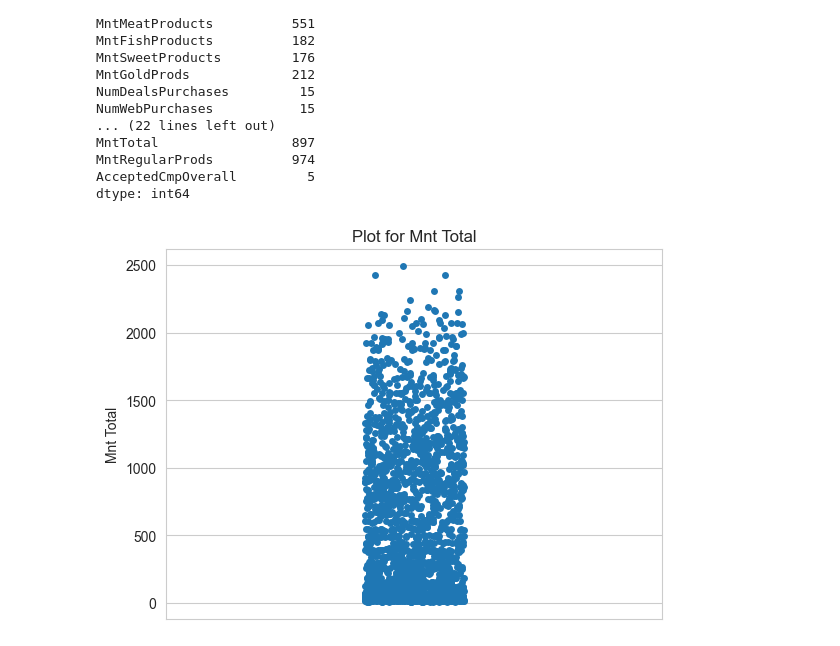
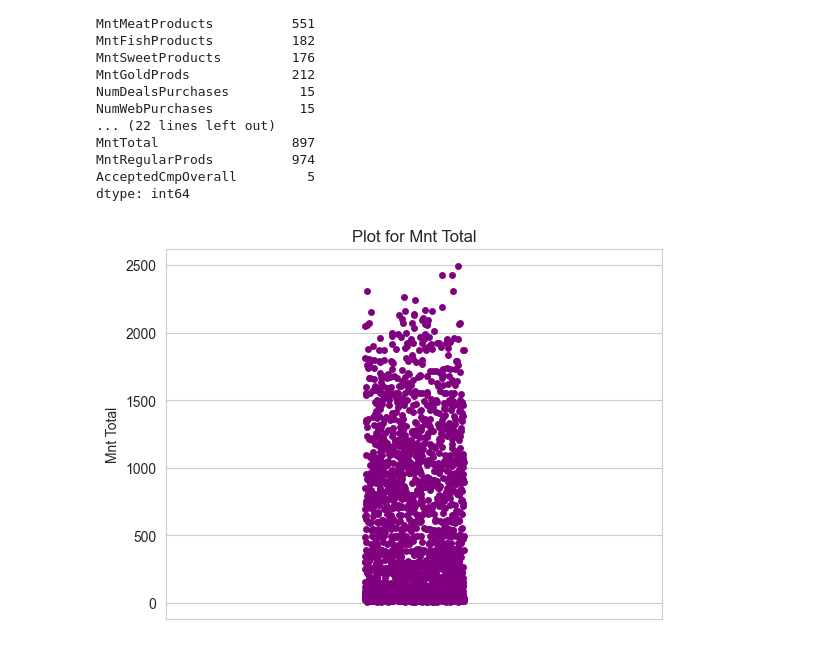
Before and after one commit to ayg15/marketing-analytics, a Jupyter notebook: marketing_analytics.ipynb, the cells around one changed output. Saved outputs shown, nothing was run; the diff lists cells and outputs as text; code cells hidden in the pictures.

```diff
--- a/marketing_analytics.ipynb
+++ b/marketing_analytics.ipynb
@@ -136,14 +155,15 @@ dtype: int64
 # %%
 sns.set_style("whitegrid")
 sns.stripplot(
     data=ifood_df,
-    y="MntTotal"
+    y="MntTotal",
+    color="purple"
 )
 plt.ylabel("Mnt Total")
 plt.title("Plot for Mnt Total")
 plt.show()
 # %% [output]
-[figure, old version]
+[figure, new version]
 # %%
 sns.set_style("whitegrid")
 sns.displot(
```
Also changed, not shown: parts of 22 cells of this notebook, 2 other files.
